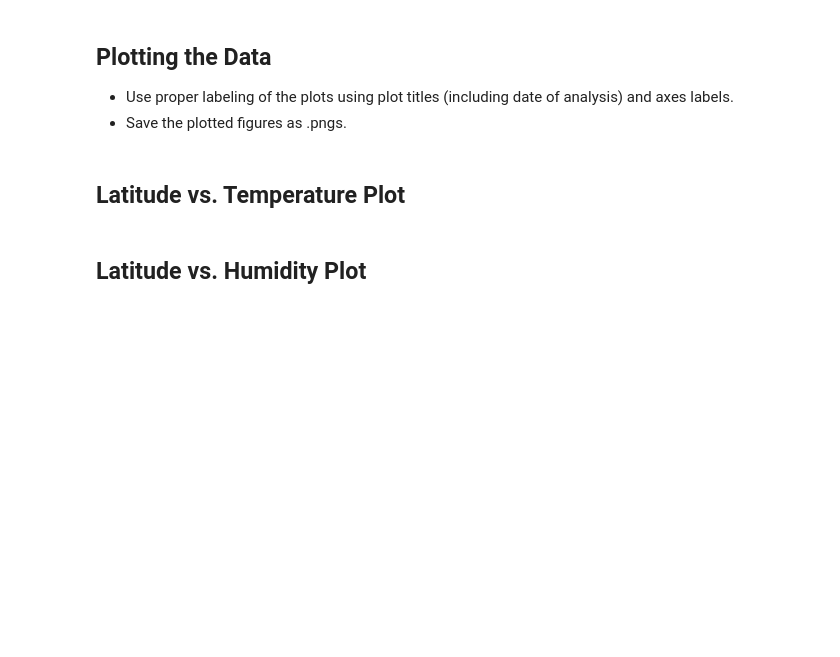
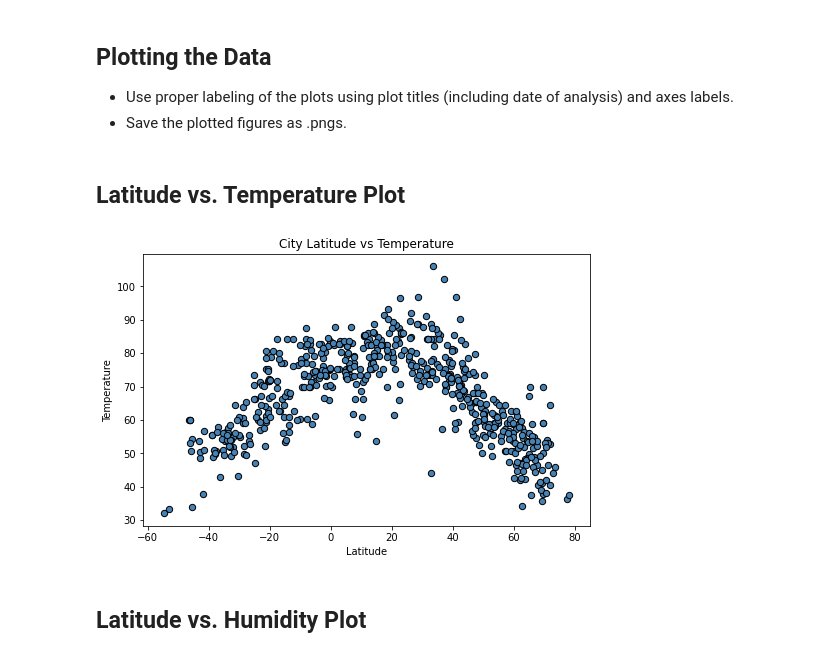
Before and after one commit to adrianstrecker/python-api-challenge, a Jupyter notebook: WeatherPy/WeatherPy.ipynb, the cells around one changed output. Cells and saved outputs as stored; diff of their text form; code cells hidden in the pictures; blank space fills up the shorter version.

```diff
--- a/WeatherPy/WeatherPy.ipynb
+++ b/WeatherPy/WeatherPy.ipynb
@@ -199,2 +195,12 @@ lat_temp.plot(kind= "plot")
+# %%
+x_lat = cleaned_weather_data["Latitude"]
+y_temp = cleaned_weather_data["Temperature"]
+
+#https://pandas.pydata.org/pandas-docs/stable/reference/api/pandas.DataFrame.plot.scatter.html?highlight=marker%20size
+cleaned_weather_data.plot(kind = "scatter", x = "Latitude", y = "Temperature", title = "City Latitude vs Temperature",
+                         color = "steelblue", edgecolors = "black", s = 40, figsize = (8,5))
+plt.show()
+# %% [output]
+[figure, added]
 # %% [markdown]
 ## Latitude vs. Humidity Plot
```
Also changed, not shown: parts of 5 cells of this notebook.
